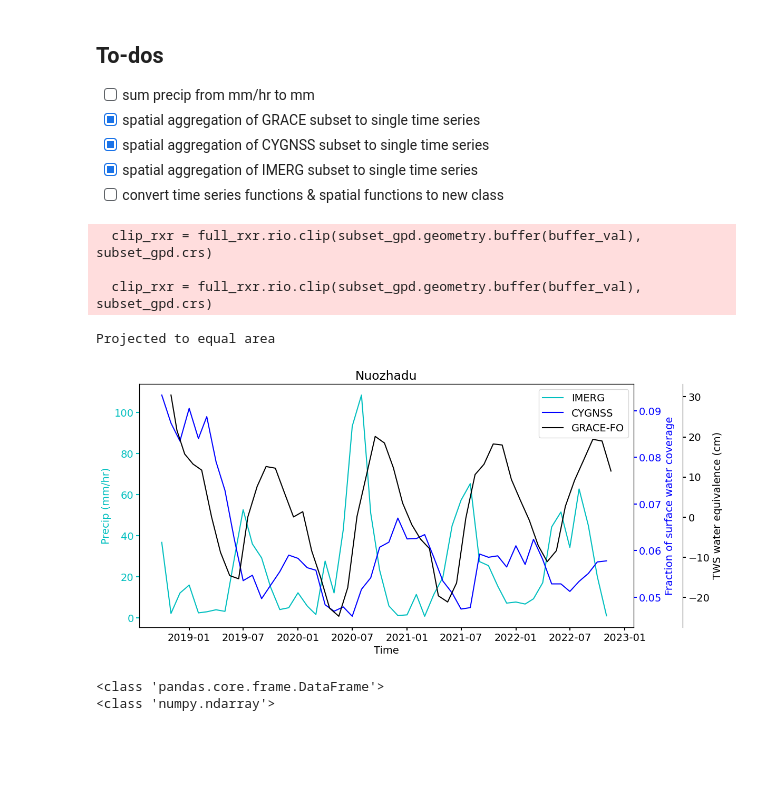
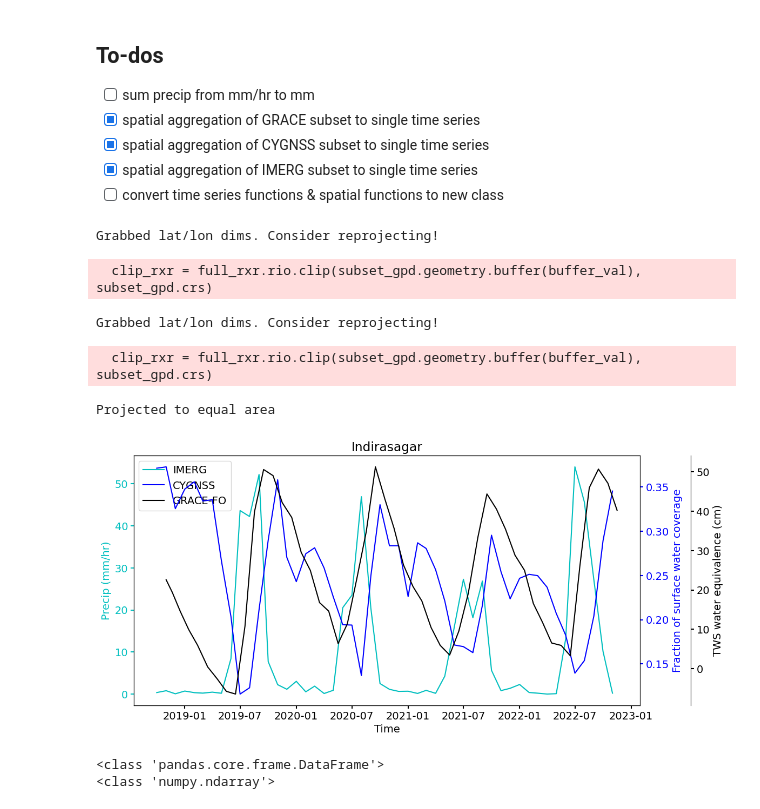
Before and after one commit to ascheliga/CYGNSS-GRACE, a Jupyter notebook: notebooks/res_time_series.ipynb, the cells around one changed output. Cells and saved outputs as stored; diff of their text form; code cells hidden in the pictures; blank space fills up the shorter version.

Commit message:
plotting

```diff
--- a/notebooks/res_time_series.ipynb
+++ b/notebooks/res_time_series.ipynb
@@ -151,20 +151,21 @@ def single_timeseries_CYGNSS_GRACE(dam_name,subset_method='polygon',**plot_param
 
     return fw , cmwe
 # %%
-res_oi = 'Nuozhadu'
+res_oi = 'Indirasagar'
 plot_params = {
     'title' : res_oi
 }
 precip_series , fw_series , cmwe_series = single_timeseries_IMERG_CYGNSS_GRACE(
     res_oi,
     **plot_params,
     subset_method='polygon')
 # %% [output]
-  clip_rxr = full_rxr.rio.clip(subset_gpd.geometry.buffer(buffer_val), subset_gpd.crs)
-
-  clip_rxr = full_rxr.rio.clip(subset_gpd.geometry.buffer(buffer_val), subset_gpd.crs)
+Grabbed lat/lon dims. Consider reprojecting!
-Projected to equal area
+  clip_rxr = full_rxr.rio.clip(subset_gpd.geometry.buffer(buffer_val), subset_gpd.crs)
+Grabbed lat/lon dims. Consider reprojecting!
+  clip_rxr = full_rxr.rio.clip(subset_gpd.geometry.buffer(buffer_val), subset_gpd.crs)
+Projected to equal area
-[figure, old version]
+[figure, new version]
 # %%
 res_oi = 'Indirasagar'
 plot_params = {
```
